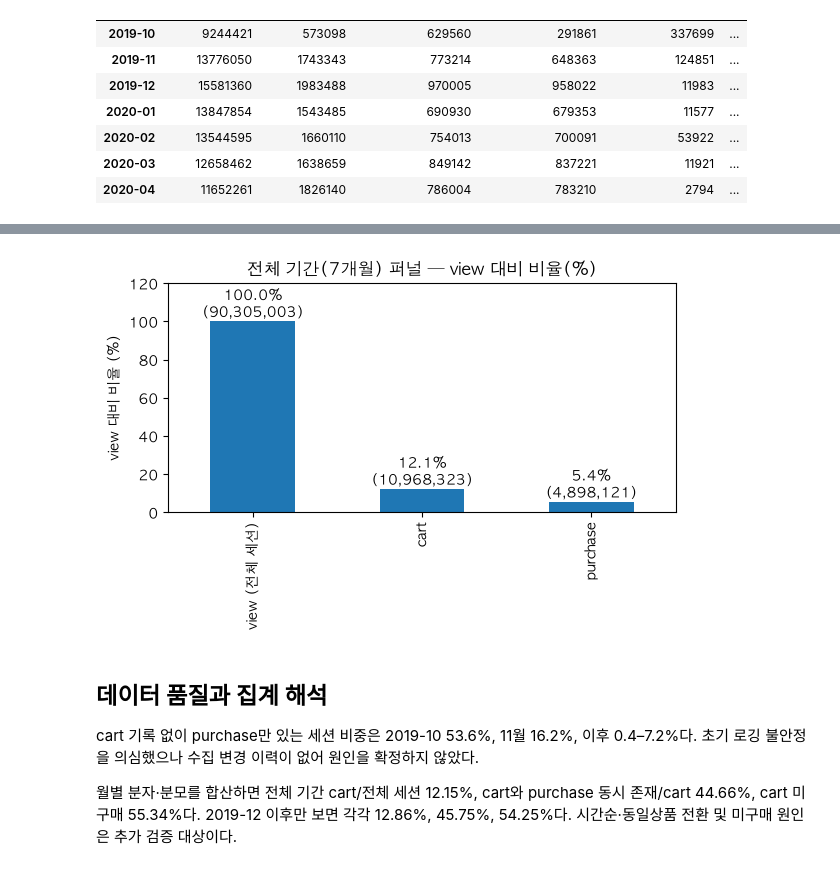
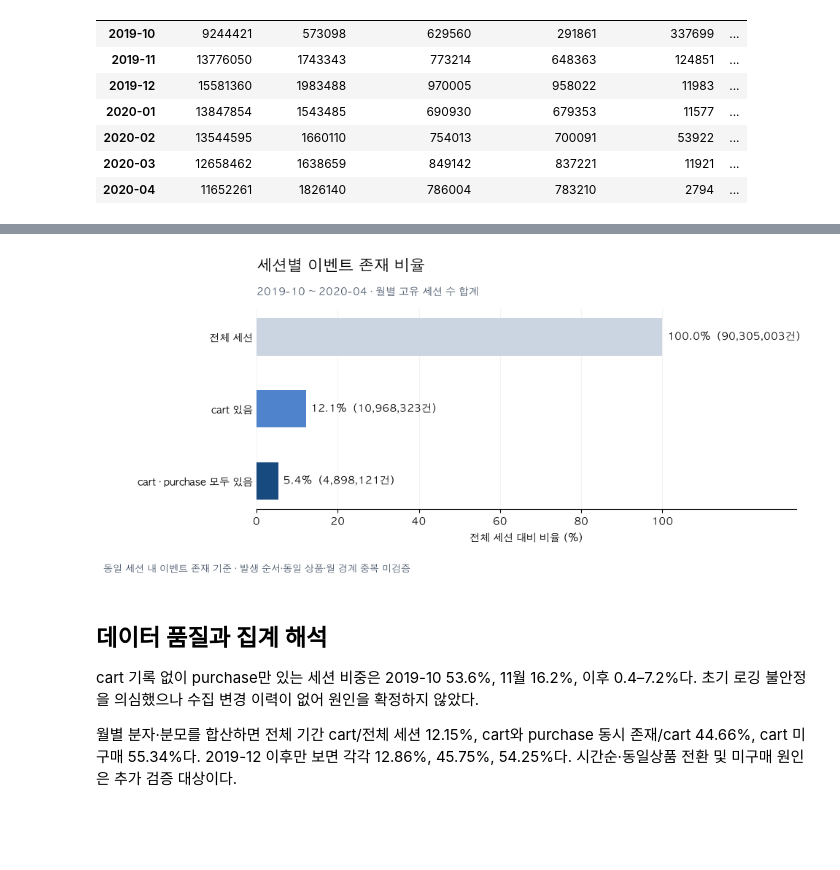
Before and after one commit to rlarbals1210/ecommerce-retention-analysis, a Jupyter notebook: notebooks/03_funnel.ipynb, the cells around one changed output, grey strips where cells are left out. Drawn from its saved outputs; the diff is of its cells as text; code cells hidden in the pictures; blank space fills up the shorter version.

```diff
--- a/notebooks/03_funnel.ipynb
+++ b/notebooks/03_funnel.ipynb
@@ -16,17 +12,10 @@ purchase도 있는 세션)을 직접 계산해 정확도를 높인다.
 # %%
 import sys
 from pathlib import Path
-
 sys.path.insert(0, str(Path.cwd().parent))
-
 import config
-from src import load
-
+from src import load, funnel_reports
 import pandas as pd
 import matplotlib.pyplot as plt
-
 pd.set_option("display.max_columns", None)
-
-plt.rcParams["font.family"] = "AppleGothic"  # 맥북 한글 깨짐 방지
-plt.rcParams["axes.unicode_minus"] = False
 # %% [markdown]
@@ -78,11 +66,5 @@ for label, path in zip(month_labels, config.RAW_PATHS):
 # %%
-monthly_funnel = pd.DataFrame(monthly_stats).set_index("month")
-
-monthly_funnel["purchase_no_cart"] = monthly_funnel["purchase_sessions"] - monthly_funnel["cart_and_purchase"]
-monthly_funnel["view_to_cart_rate"] = monthly_funnel["cart_sessions"] / monthly_funnel["total_sessions"]
-monthly_funnel["cart_to_purchase_rate"] = monthly_funnel["cart_and_purchase"] / monthly_funnel["cart_sessions"]
-monthly_funnel["cart_abandonment_rate"] = 1 - monthly_funnel["cart_to_purchase_rate"]
-
+monthly_funnel, overall_funnel = funnel_reports.export(pd.DataFrame(monthly_stats))
 monthly_funnel
 # %% [output]
 |  | total_sessions | cart_sessions | purchase_sessions | cart_and_purchase | purchase_no_cart | ... |
@@ -139,25 +97,8 @@ cart→purchase 전환율: 44.7%
 # %%
-funnel_stages = pd.Series(
-    {
-        "view (전체 세션)": overall["total_sessions"],
-        "cart": overall["cart_sessions"],
-        "purchase": overall["cart_and_purchase"],
-    }
-)
-funnel_pct = funnel_stages / funnel_stages.iloc[0] * 100  # view 대비 비율(%)
-
-fig, ax = plt.subplots(figsize=(6, 4))
-funnel_pct.plot(kind="bar", ax=ax)
-ax.set_title("전체 기간(7개월) 퍼널 — view 대비 비율(%)")
-ax.set_ylabel("view 대비 비율 (%)")
-ax.set_ylim(0, funnel_pct.max() * 1.2)
-for i, (pct, count) in enumerate(zip(funnel_pct, funnel_stages)):
-    ax.text(i, pct, f"{pct:.1f}%\n({count:,})", ha="center", va="bottom")
-plt.tight_layout()
-plt.savefig(config.FIGURES_DIR / "03_funnel_overall.png", dpi=150)
+funnel_reports.plot_overall(overall_funnel)
 plt.show()
 # %% [output]
-[figure, old version]
+[figure, new version]
 # %% [markdown]
 ## 데이터 품질과 집계 해석
 
```
Also changed, not shown: parts of 8 cells of this notebook, 13 other files.
